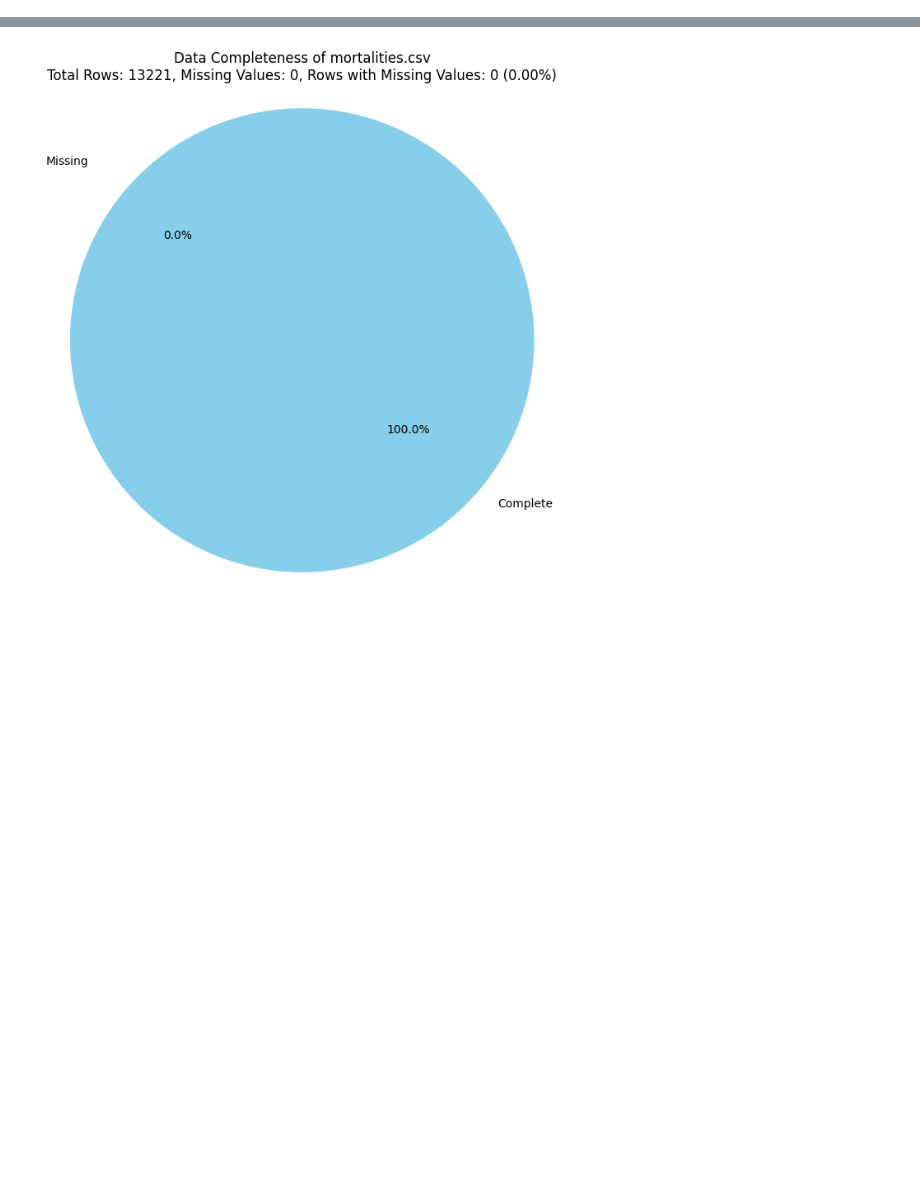
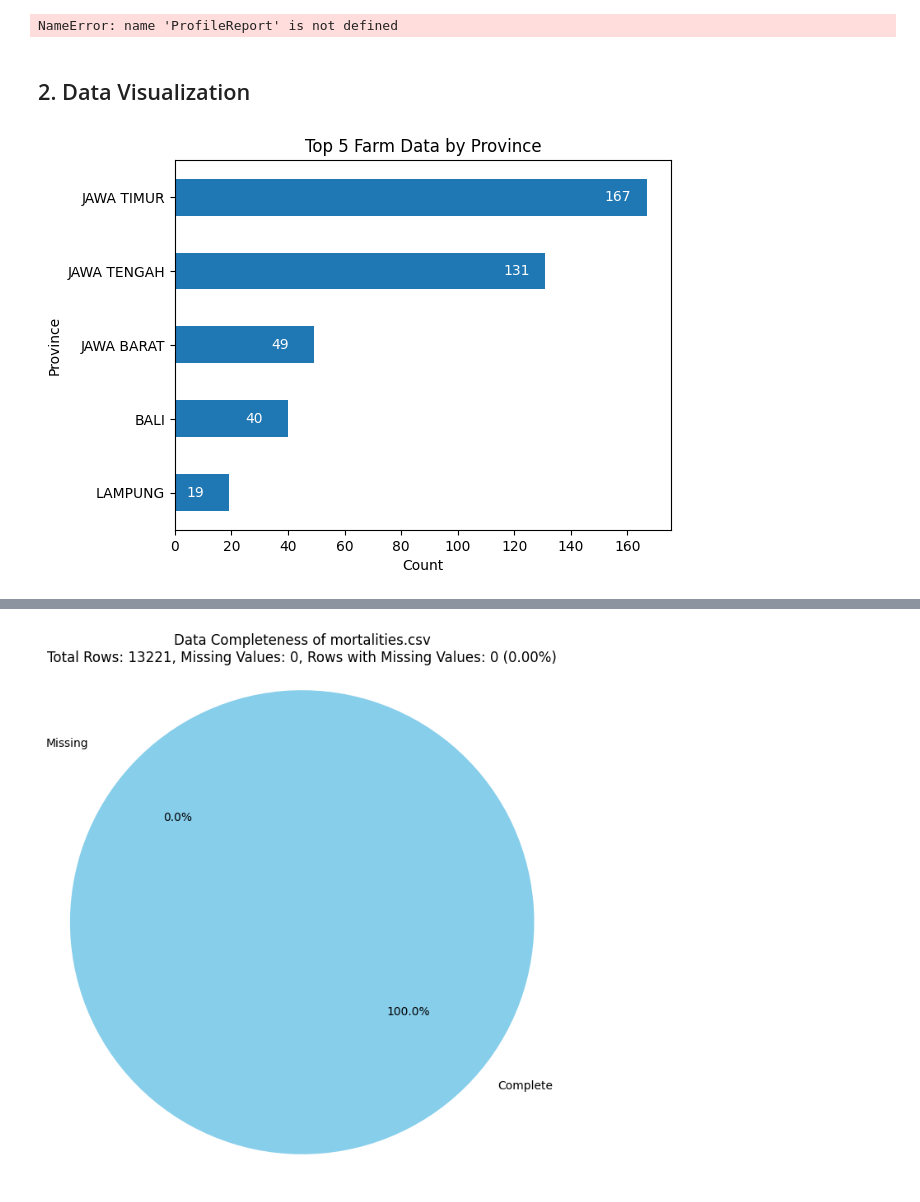
Before and after one commit to Candratama/Jala-Data-Scientist, a Jupyter notebook: Data Science - Test.ipynb, the cells around one changed output, grey strips where cells are left out. Drawn from its saved outputs; the diff is of its cells as text; code cells hidden in the pictures; blank space fills up the shorter version.

Commit message:
Evaluate the data

```diff
--- a/Data Science - Test.ipynb
+++ b/Data Science - Test.ipynb
@@ -0,0 +12,7 @@
+# %%
+# Load the data from farms.csv
+df_farm_raw = pd.read_csv('data/farms.csv')
+# Data profiling for farm.csv
+farm_profile = ProfileReport(df_farm_raw, title="Farm Data Profiling Report")
+# Display the data profiling report
+farm_profile.to_widgets()
@@ -0,0 +21,4 @@
+# %%
+# Data correction for farm.csv
+df_farm = df_farm_raw.dropna().drop_duplicates(subset='id')
+df_farm
@@ -0,0 +226,18 @@
+# %%
+# Data profiling for farm.csv
+profile_farm = ProfileReport(df_farm, title="Farm Data Profiling Report")
+profile_farm.to_widgets()
+# %% [output]
+NameError: name 'ProfileReport' is not defined
+# %% [markdown]
+## 2. Data Visualization
+# %%
+value_counts = df_farm['province'].value_counts().sort_values(ascending=True).tail(5)
+ax = value_counts.plot(kind='barh', title='Top 5 Farm Data by Province', xlabel='Count', ylabel='Province')
+
+for i in ax.patches:
+    ax.text(i.get_width() - 15, i.get_y() + 0.2, str(int(i.get_width())), fontsize=10, color='white')
+
+plt.show()
+# %% [output]
+[figure, added]
```
Also changed, not shown: parts of 18 cells of this notebook, 2 other files.
